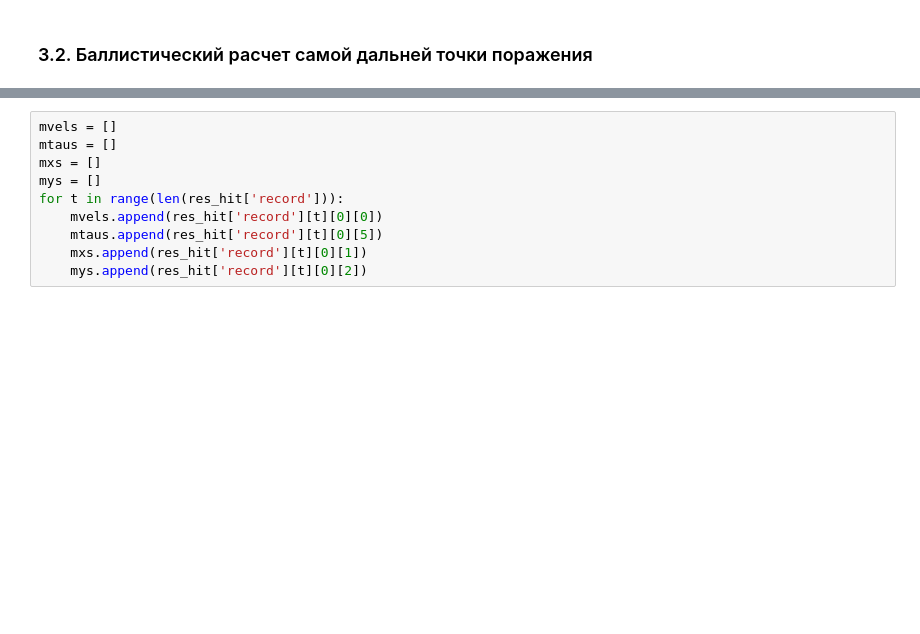
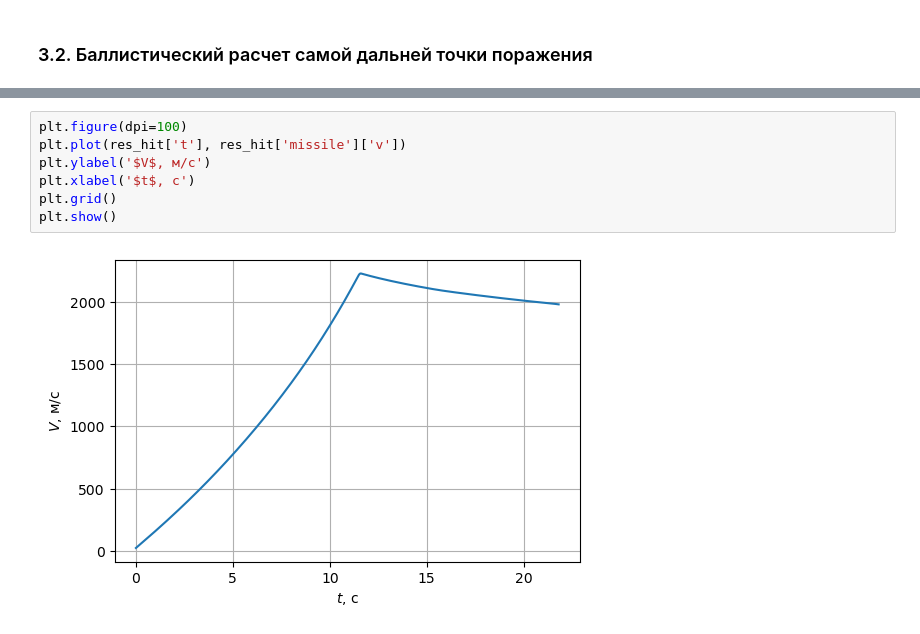
Before and after one commit to kirtis26/PyMissile, a Jupyter notebook: С-300.ipynb, the cells around one changed output, grey strips where cells are left out. Cells and saved outputs as stored; diff of their text form; blank space fills up the shorter version.

Commit message:
upd, draw missile, gym hit

```diff
--- a/С-300.ipynb
+++ b/С-300.ipynb
@@ -962,10 +1070,9 @@ Wall time: 42.5 s
-# %%
-mvels = []
-mtaus = []
-mxs = []
-mys = []
-for t in range(len(res_hit['record'])):
-    mvels.append(res_hit['record'][t][0][0])
-    mtaus.append(res_hit['record'][t][0][5])
-    mxs.append(res_hit['record'][t][0][1])
-    mys.append(res_hit['record'][t][0][2])
+# %%
+plt.figure(dpi=100)
+plt.plot(res_hit['t'], res_hit['missile']['v'])
+plt.ylabel('$V$, м/с')
+plt.xlabel('$t$, с')
+plt.grid()
+plt.show()
+# %% [output]
+[figure, added]
```
Also changed, not shown: parts of 24 cells of this notebook, 2 other files.
